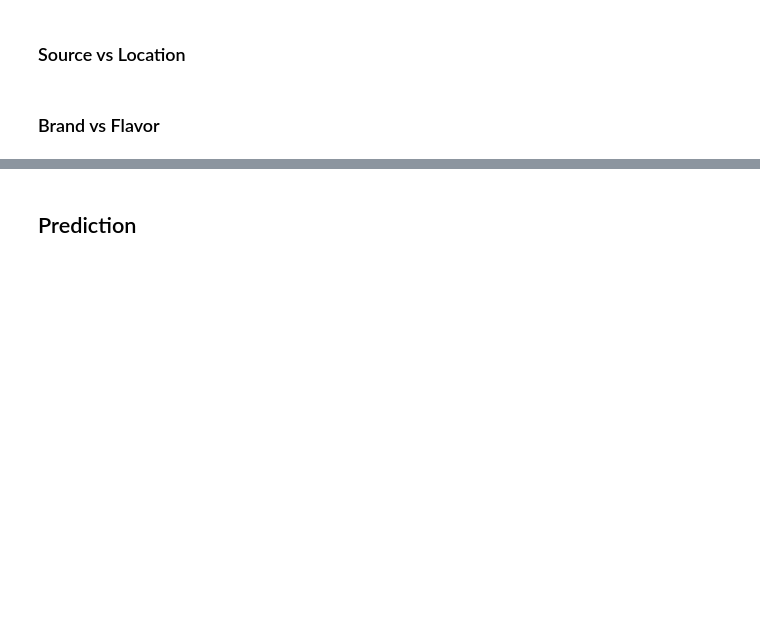
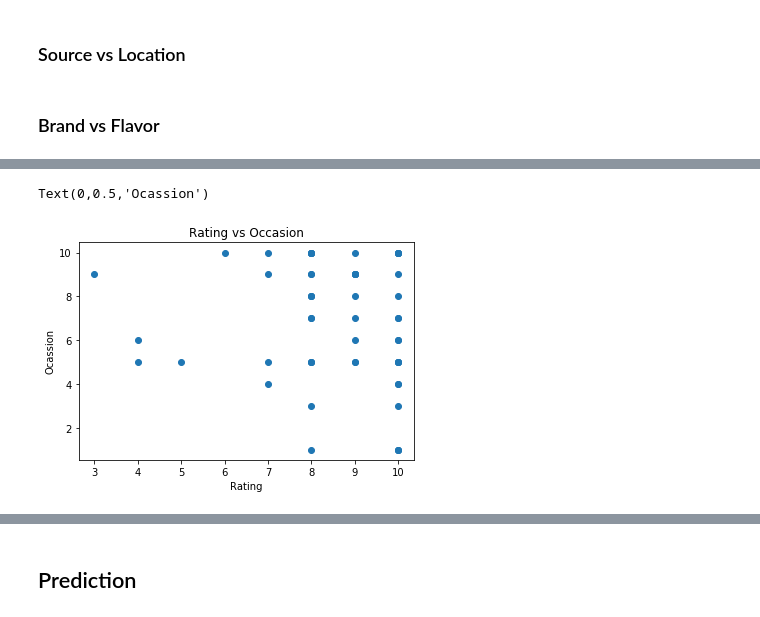
Before and after one commit to PSIB0T/Ice-cream-mining, a Jupyter notebook: IceCream.ipynb, the cells around one changed output, grey strips where cells are left out. Saved outputs shown, nothing was run; the diff lists cells and outputs as text; code cells hidden in the pictures; blank space fills up the shorter version.

```diff
--- a/IceCream.ipynb
+++ b/IceCream.ipynb
@@ -147,0 +169,10 @@ dtype: int64
+# %%
+x=df.Rating.values
+y=df.Occasion.values
+plt.scatter(x,y)
+plt.title("Rating vs Occasion")
+plt.xlabel("Rating")
+plt.ylabel("Ocassion")
+# %% [output]
+Text(0,0.5,'Ocassion')
+[figure, added]
```
Also changed, not shown: parts of 5 cells of this notebook.
